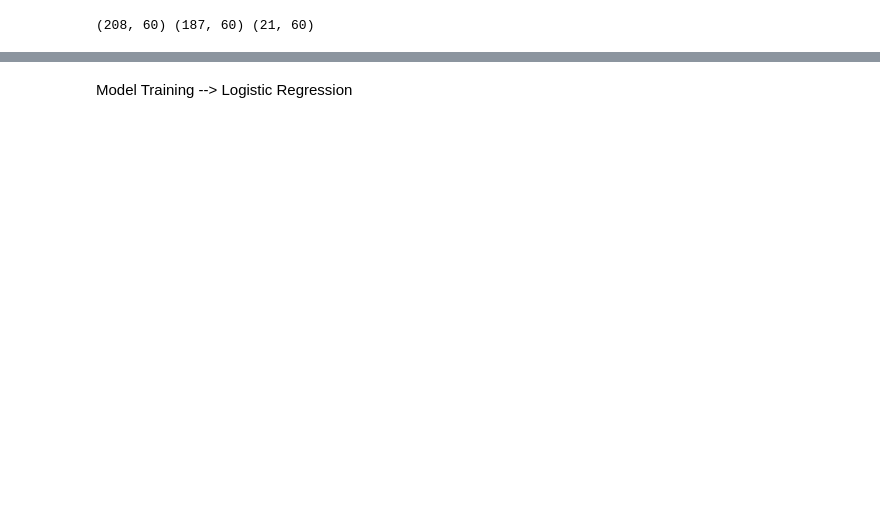
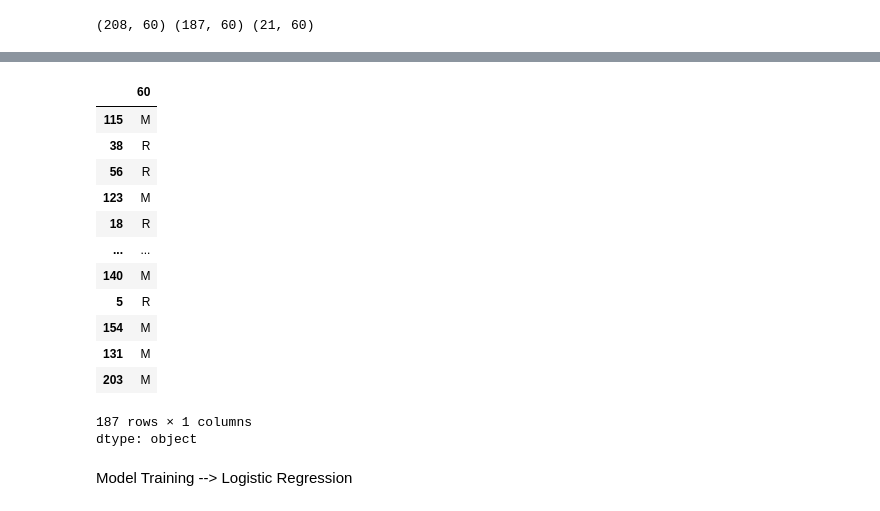
Before and after one commit to chenphopp/sonar_rock_vs_mine, a Jupyter notebook: Rock_vs_Mine_Prediction.ipynb, the cells around one changed output, grey strips where cells are left out. Cells and saved outputs as stored; diff of their text form; code cells hidden in the pictures; blank space fills up the shorter version.

```diff
--- a/Rock_vs_Mine_Prediction.ipynb
+++ b/Rock_vs_Mine_Prediction.ipynb
@@ -130,3 +126,20 @@ Name: 60, Length: 187, dtype: object
+# %%
+Y_train
+# %% [output]
+|  | 60 |
+| 115 | M |
+| 38 | R |
+| 56 | R |
+| 123 | M |
+| 18 | R |
+| ... | ... |
+| 140 | M |
+| 5 | R |
+| 154 | M |
+| 131 | M |
+| 203 | M |
+187 rows × 1 columns
+dtype: object
 # %% [markdown]
 Model Training --> Logistic Regression
 # %%
```
Also changed, not shown: parts of 5 cells of this notebook.
